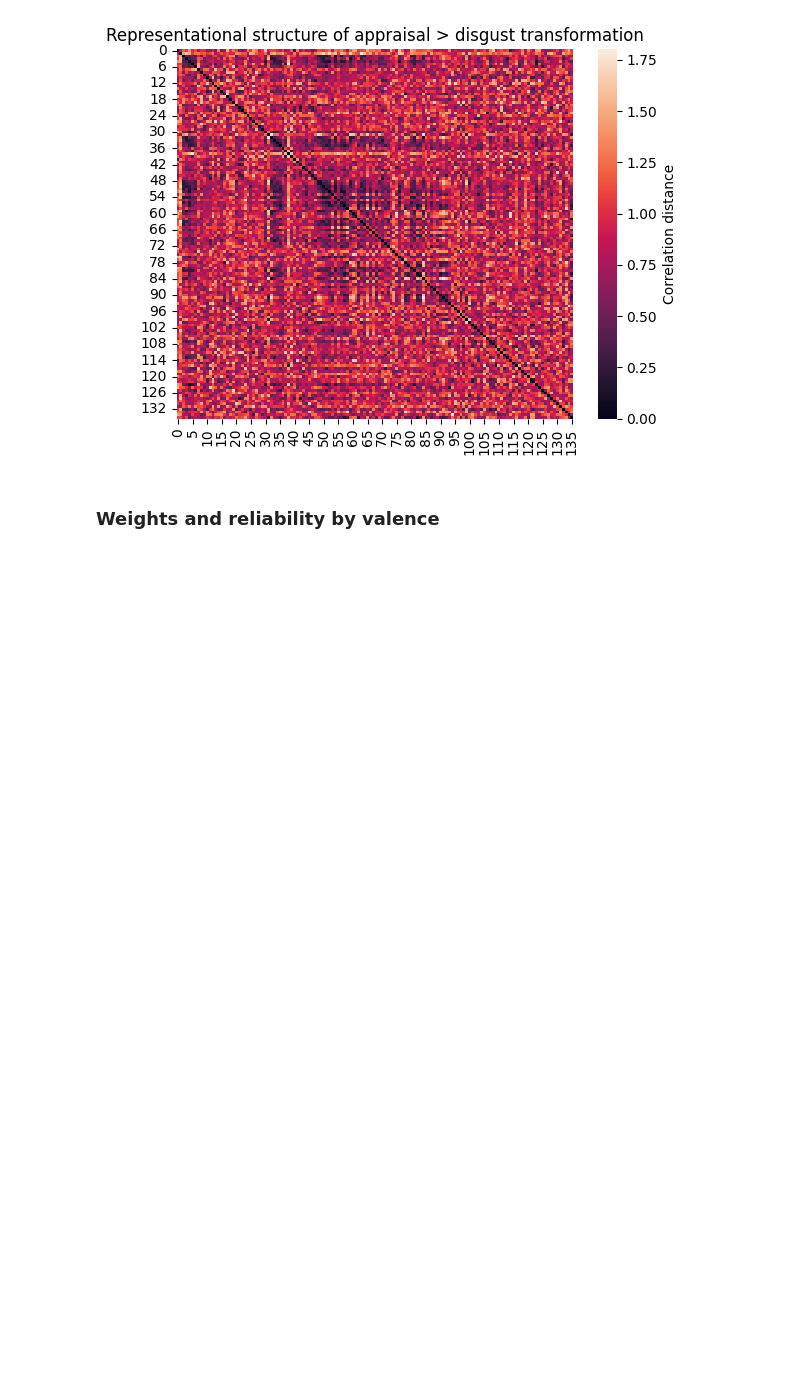
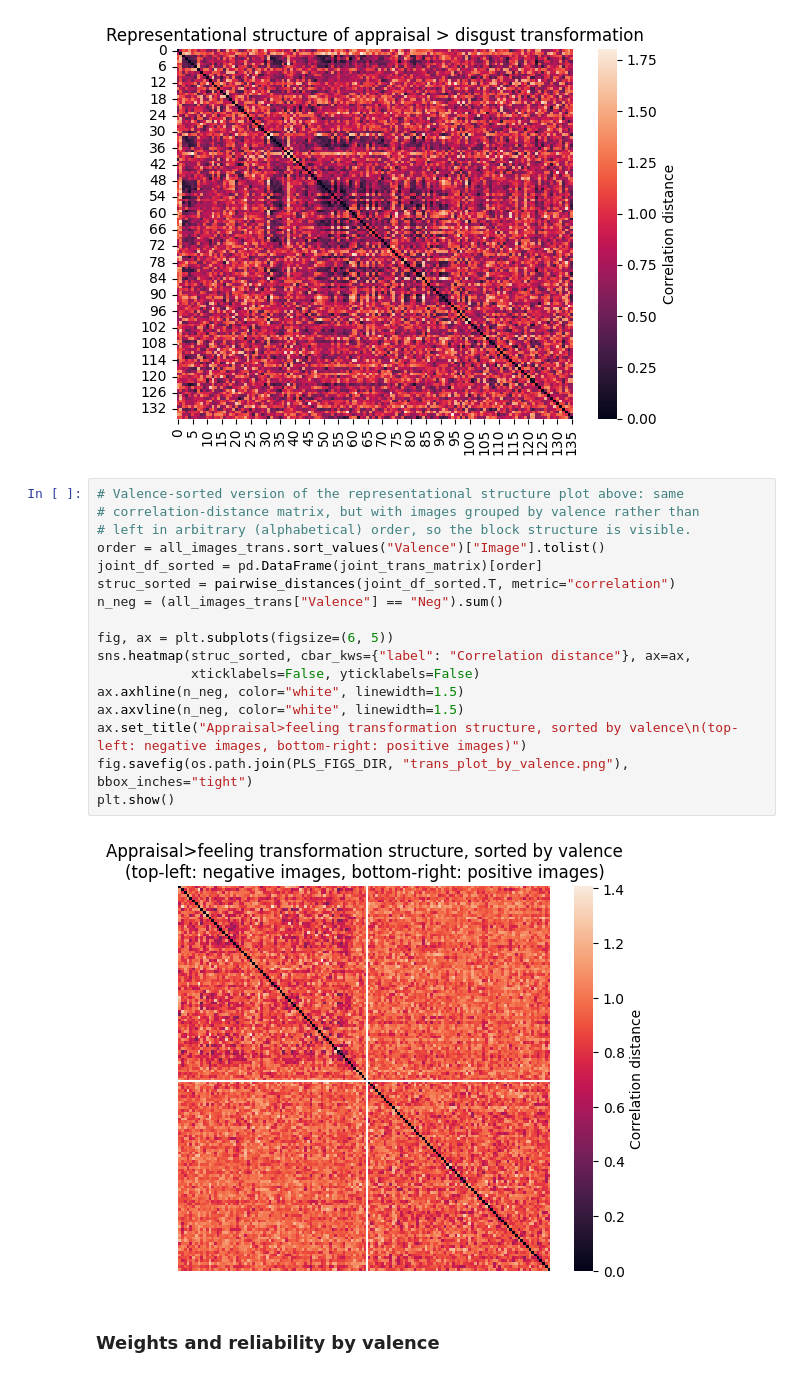
Before and after one commit to daisyburr/Emotion_Similarity, a Jupyter notebook: Analysis/Emotion_Similarity_Consolidated.ipynb, the cells around one changed output. Cells and saved outputs as stored; diff of their text form; blank space fills up the shorter version.

```diff
--- a/Analysis/Emotion_Similarity_Consolidated.ipynb
+++ b/Analysis/Emotion_Similarity_Consolidated.ipynb
@@ -363,6 +363,25 @@ plot_transformation_heatmaps(joint_trans_matrix, emotion_coeff_matrices, PLS_FIG
 [figure]
 [figure]
 [figure]
+# %%
+# Valence-sorted version of the representational structure plot above: same
+# correlation-distance matrix, but with images grouped by valence rather than
+# left in arbitrary (alphabetical) order, so the block structure is visible.
+order = all_images_trans.sort_values("Valence")["Image"].tolist()
+joint_df_sorted = pd.DataFrame(joint_trans_matrix)[order]
+struc_sorted = pairwise_distances(joint_df_sorted.T, metric="correlation")
+n_neg = (all_images_trans["Valence"] == "Neg").sum()
+
+fig, ax = plt.subplots(figsize=(6, 5))
+sns.heatmap(struc_sorted, cbar_kws={"label": "Correlation distance"}, ax=ax,
+            xticklabels=False, yticklabels=False)
+ax.axhline(n_neg, color="white", linewidth=1.5)
+ax.axvline(n_neg, color="white", linewidth=1.5)
+ax.set_title("Appraisal>feeling transformation structure, sorted by valence\n(top-left: negative images, bottom-right: positive images)")
+fig.savefig(os.path.join(PLS_FIGS_DIR, "trans_plot_by_valence.png"), bbox_inches="tight")
+plt.show()
+# %% [output]
+[figure, added]
 # %% [markdown]
 ### Weights and reliability by valence
 # %%
```
Also changed, not shown: parts of 2 cells of this notebook, 7 other files.
